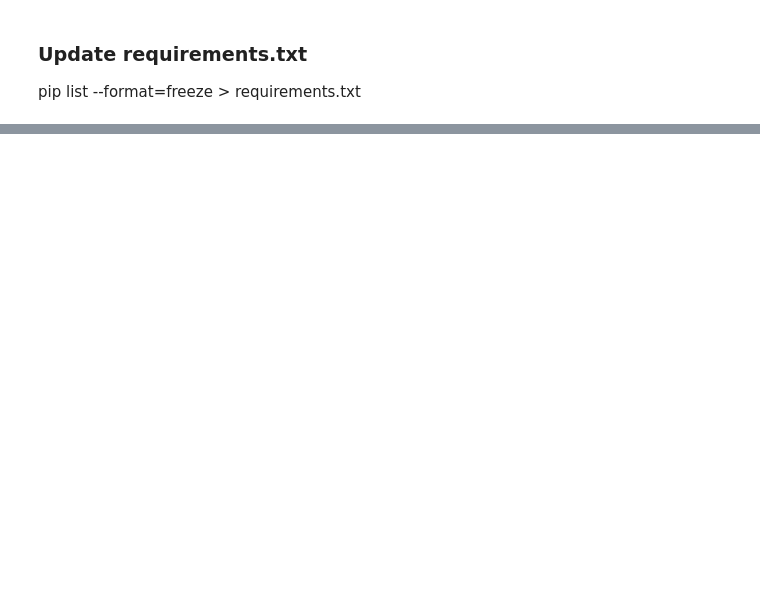
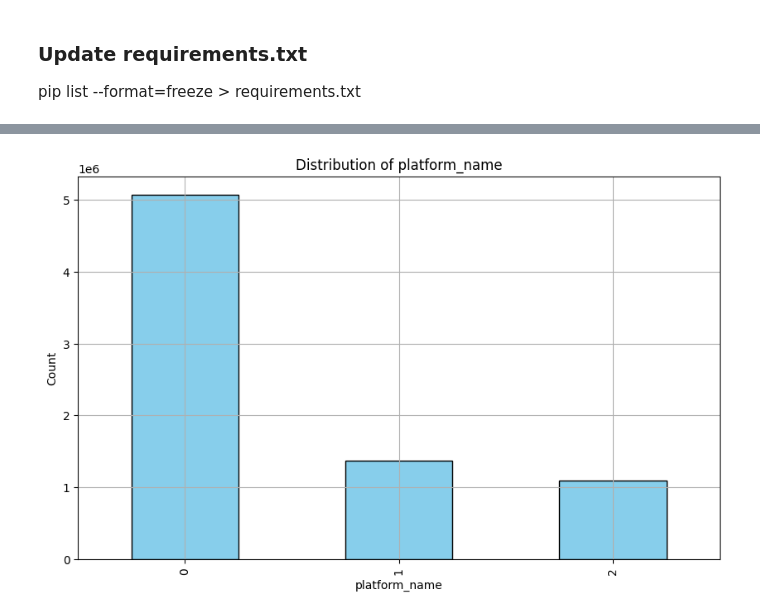
Before and after one commit to cmimholz/recommender-systems-project, a Jupyter notebook: notebooks/rec-training.ipynb, the cells around one changed output, grey strips where cells are left out. Saved outputs shown, nothing was run; the diff lists cells and outputs as text; code cells hidden in the pictures; blank space fills up the shorter version.

```diff
--- a/notebooks/rec-training.ipynb
+++ b/notebooks/rec-training.ipynb
@@ -26,0 +217,11 @@ pip list --format=freeze > requirements.txt
+# %%
+# Plot distribution by platform_name
+plt.figure(figsize=(10, 6))
+sampled_data['platform_name'].value_counts().sort_index().plot(kind='bar', color='skyblue', edgecolor='black')
+plt.title('Distribution of platform_name')
+plt.xlabel('platform_name')
+plt.ylabel('Count')
+plt.grid(True)
+plt.show()
+# %% [output]
+[figure, added]
```
Also changed, not shown: parts of 31 cells of this notebook.
